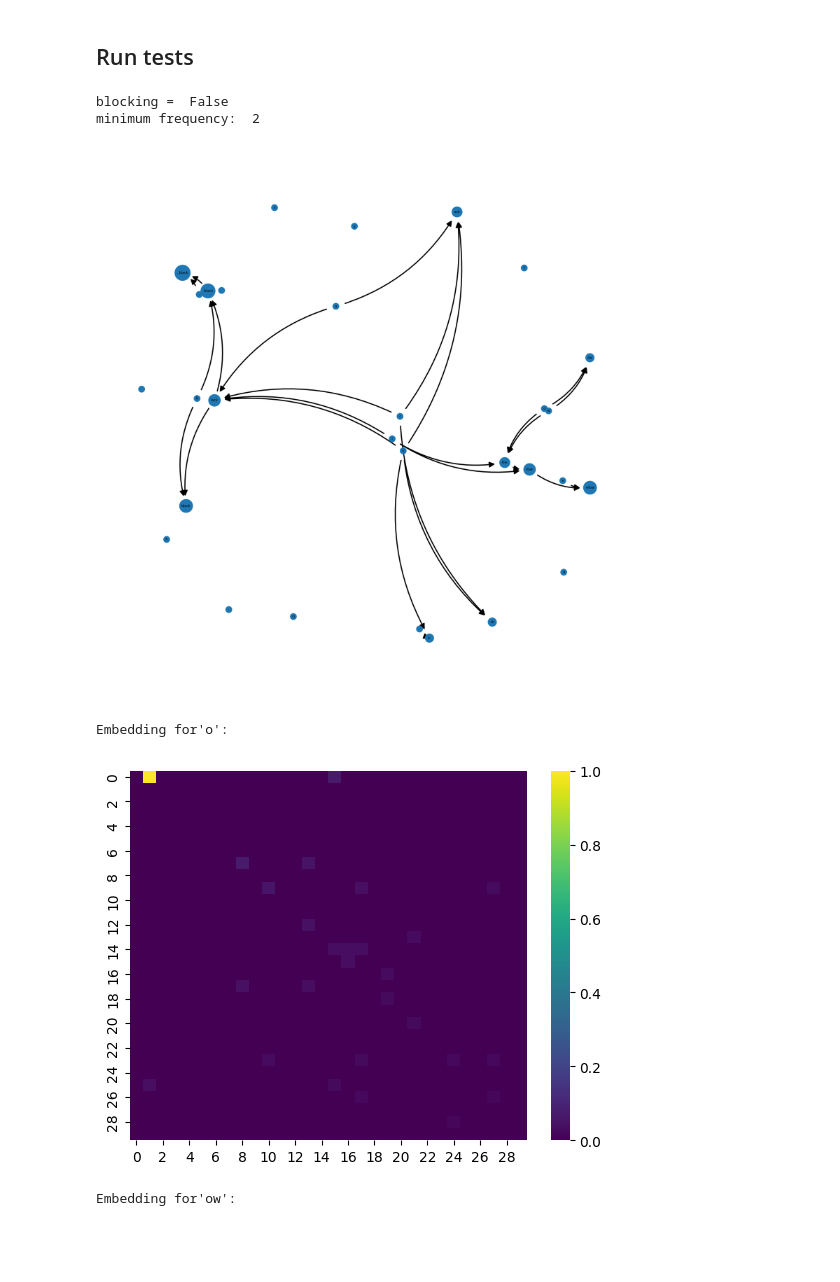
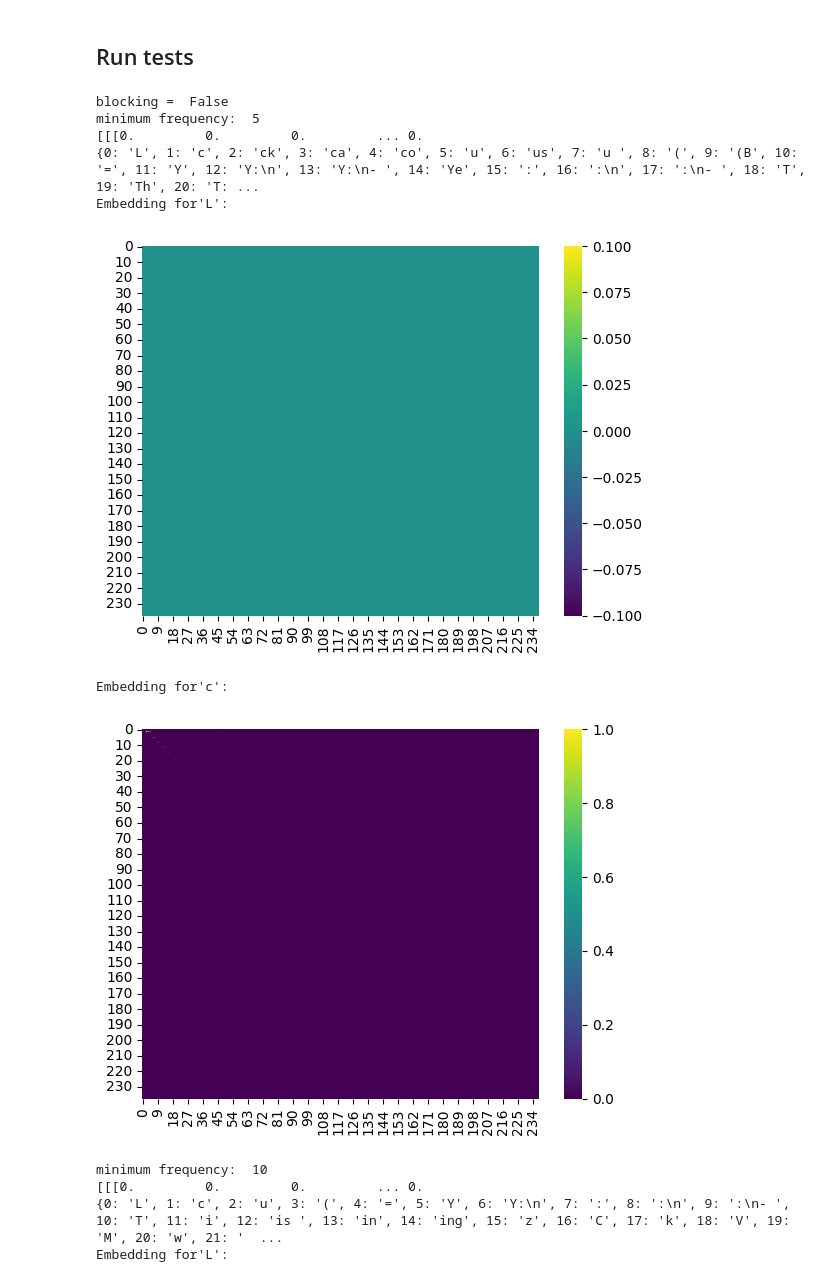
Before and after one commit to IsaacFigNewton/DAG-Based-Token-Representation, a Jupyter notebook: DAG_Text_Encoding.ipynb, the cells around one changed output. Saved outputs shown, nothing was run; the diff lists cells and outputs as text; code cells hidden in the pictures; blank space fills up the shorter version.

Commit message:
Refactored code, added high-memory, multithreading vectorization option.

```diff
--- a/DAG_Text_Encoding.ipynb
+++ b/DAG_Text_Encoding.ipynb
@@ -484,6 +525,7 @@ class CompositionDAGNode:
         # create a dict for mapping tokens to indices in the adjacency matrix
         token_list = list(all_tokens.items())
         self.dag_store.token_index_map = {token_list[i][0]: i for i in range(len(token_list))}
+        self.dag_store.reversed_token_map = {v: k for k, v in self.dag_store.token_index_map.items()}
         # initialize the adjacency matrix
         self.dag_store.adjacency_matrix = np.zeros(shape=(len(all_tokens), len(all_tokens)))
 
@@ -564,8 +606,10 @@ def run_test(text,
   # print(tokenizations[test])
 
   token_embeddings = vectorize_adjacency_matrix(composition_dag.dag_store.adjacency_matrix)
+  print(str(token_embeddings)[:50])
+  print(composition_dag.dag_store.reversed_token_map)
   # create a dictionary of all the tokens and their respective vector embeddings
-  token_vector_mappings = {composition_dag.dag_store.reversed_token_map[i]: token_embeddings[i] for i in range(token_embeddings.shape[0])}
+  token_vector_mappings = {composition_dag.dag_store.reversed_token_map[i]: token_embeddings[i] for i in range(len(token_embeddings))}
 
   # return {(pre, cum, pos+1) for pre, cum, pos in composition_dag.dag_store.edge_set if pre is not None}
   return end_time, suffix_tree, token_vector_mappings
@@ -573,10 +617,10 @@ def run_test(text,
 ###Variables
 # %%
 # freq_range = range(30, 1010, 10)
-freq_range = range(2, 3)
+freq_range = range(5, 25, 5)
 folds = 1
 num_graphs_to_plot = 1
-max_vector_plots = 5
+max_vector_plots = 2
 tokenizations = dict()
 test_results = {
     "min frequency": [],
@@ -589,7 +633,7 @@ test_url = "https://courses.cs.washington.edu/courses/cse163/20wi/files/lectures
 with url.urlopen(test_url) as f:
     text = f.read().decode('utf-8')
 # previously 454:500
-text = text[454:500]
+text = text[0:2000]
 # text = "abbabba"
 
 tests = [text]
@@ -607,36 +653,43 @@ for j in range(2):
   print("blocking = ", bool(j))
   prev_trees = dict()
 
   for min_freq in freq_range:
     print("minimum frequency: ", min_freq)
 
     for i in range(len(tests)):
       # print("test ", i)
       # if there's no previous tree stored for this test
       if i not in prev_trees.keys():
         prev_trees[i] = None
 
       mean_times = [0, 0]
       for fold in range(folds):
         new_time=0
         new_time, prev_trees[i], token_vector_mappings = run_test(text=tests[i],
                                                           min_freq=min_freq,
-                                                          blocking=False,
+                                                          blocking=bool(j),
+                                                          delimeters=r"\n",     #r"\n\n|.\n|\)\n|:|\.\.\.",
                                                           tree=prev_trees[i])
         mean_times[j] += new_time
 
         plot_embeddings(token_vector_mappings, max_vector_plots)
 
       test_results["min frequency"].append(min_freq)
       test_results["test number"].append(i)
       test_results["blocking?"].append(j)
       test_results["mean time"].append(mean_times[j]/folds)
 
   print()
 # %% [output]
 blocking =  False
-minimum frequency:  2
+minimum frequency:  5
+[[[0.         0.         0.         ... 0.
+{0: 'L', 1: 'c', 2: 'ck', 3: 'ca', 4: 'co', 5: 'u', 6: 'us', 7: 'u ', 8: '(', 9: '(B', 10: '=', 11: 'Y', 12: 'Y:\n', 13: 'Y:\n- ', 14: 'Ye', 15: ':', 16: ':\n', 17: ':\n- ', 18: 'T', 19: 'Th', 20: 'T: ...
+Embedding for'L':
-[figure, old version]
+[figure, new version]
-Embedding for'o':
+Embedding for'c':
-[figure, old version]
+[figure, new version]
-Embedding for'ow':
+minimum frequency:  10
+[[[0.         0.         0.         ... 0.
+{0: 'L', 1: 'c', 2: 'u', 3: '(', 4: '=', 5: 'Y', 6: 'Y:\n', 7: ':', 8: ':\n', 9: ':\n- ', 10: 'T', 11: 'i', 12: 'is ', 13: 'in', 14: 'ing', 15: 'z', 16: 'C', 17: 'k', 18: 'V', 19: 'M', 20: 'w', 21: '  ...
+Embedding for'L':
```
Also changed, not shown: parts of 10 cells of this notebook.
